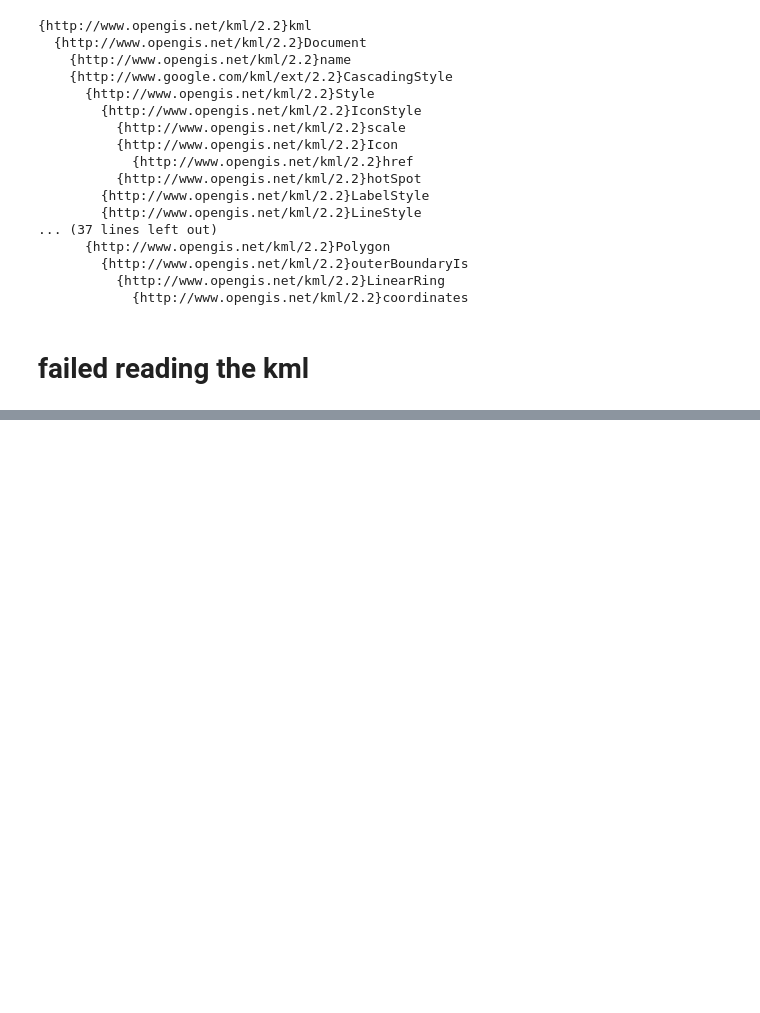
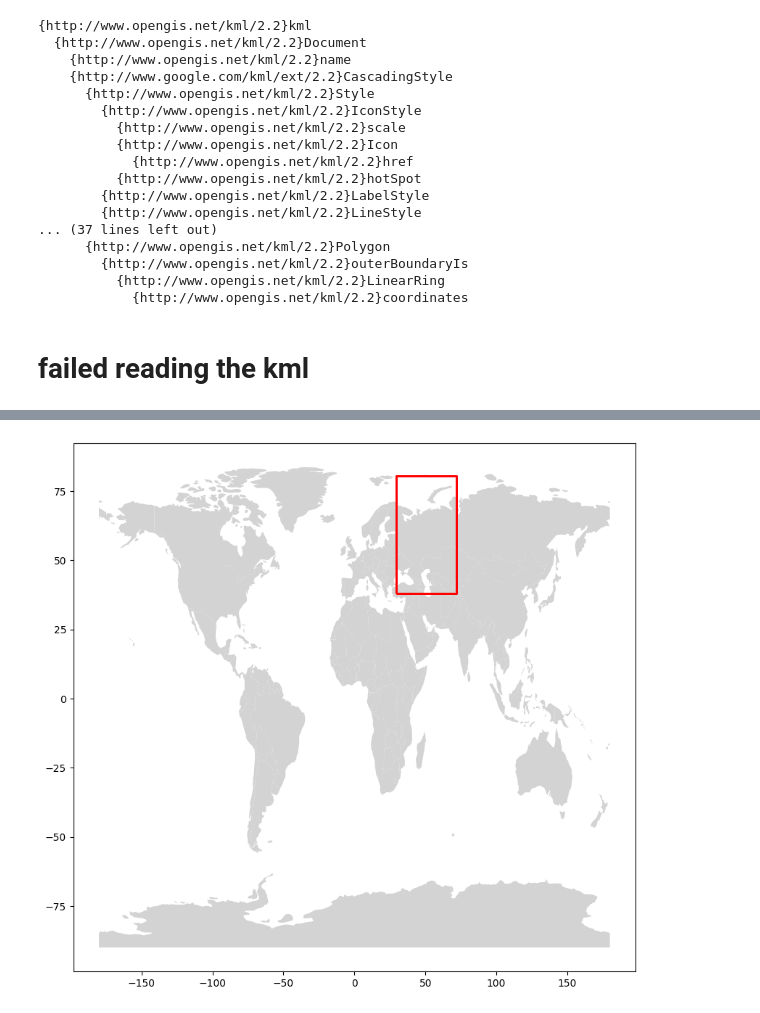
Before and after one commit to sonjaove/ML-hands-on, a Jupyter notebook: course_work/crown/processing/reading_kml.ipynb, the cells around one changed output, grey strips where cells are left out. Drawn from its saved outputs; the diff is of its cells as text; code cells hidden in the pictures; blank space fills up the shorter version.

```diff
--- a/course_work/crown/processing/reading_kml.ipynb
+++ b/course_work/crown/processing/reading_kml.ipynb
@@ -110,0 +185,30 @@ print_kml_structure(root)
+# %%
+import geopandas as gpd
+import matplotlib.pyplot as plt
+from shapely.geometry import Polygon
+
+# Load the world map dataset
+world = gpd.read_file(gpd.datasets.get_path('naturalearth_lowres'))
+
+# Define the coordinates for the rectangle
+minx, miny, maxx, maxy = 29.375, 37.875, 71.875, 80.375
+
+# Create a Polygon representing the region
+region = Polygon([(minx, miny), (minx, maxy), (maxx, maxy), (maxx, miny), (minx, miny)])
+
+# Create a GeoDataFrame with the region
+region_gdf = gpd.GeoDataFrame(geometry=[region], crs=world.crs)
+
+# Plot the world map with the region highlighted
+fig, ax = plt.subplots(figsize=(10, 10))
+world.plot(ax=ax, color='lightgray')
+
+# Plot the region with a boundary
+region_gdf.boundary.plot(ax=ax, color='red', linewidth=2)
+
+# Optionally, fill the region with a transparent color
+region_gdf.plot(ax=ax, color='none', edgecolor='red', linewidth=2)
+
+plt.show()
+# %% [output]
+[figure, added]
```
Also changed, not shown: parts of 7 cells of this notebook, 5 other files.
